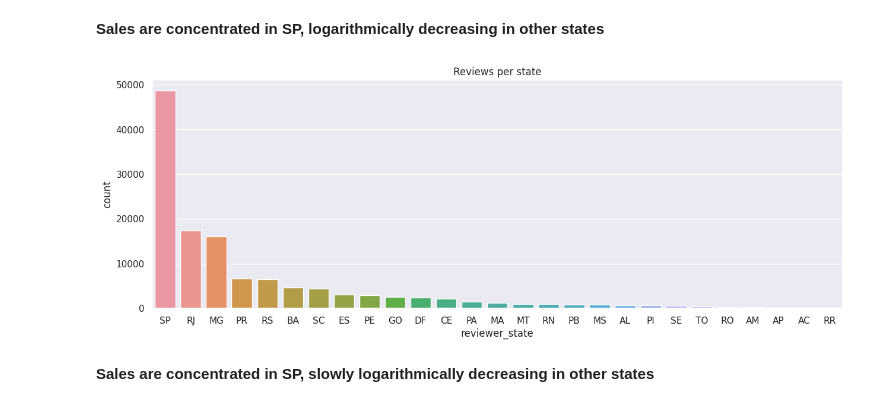
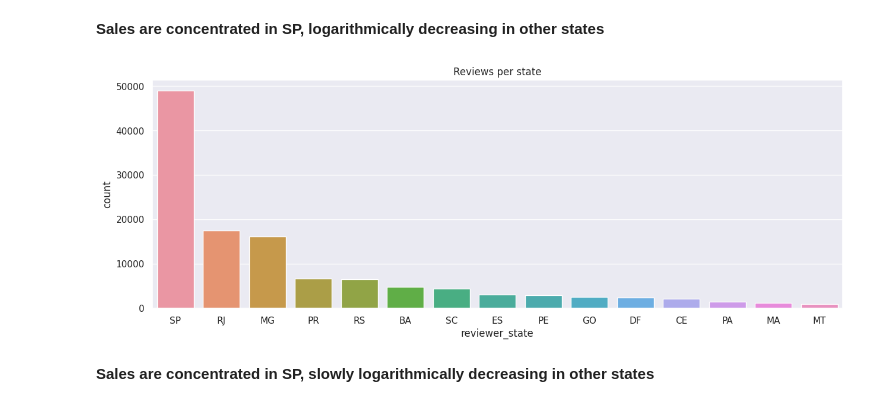
Before and after one commit to gabrielhazeredo/nlp-test-neoway, a Jupyter notebook: analysis/notebooks/data_analysis.ipynb, the cells around one changed output. Drawn from its saved outputs; the diff is of its cells as text; code cells hidden in the pictures.

```diff
--- a/analysis/notebooks/data_analysis.ipynb
+++ b/analysis/notebooks/data_analysis.ipynb
@@ -17,10 +17,15 @@ ratings, geographical locations and ages of reviewers.
 import pandas as pd
 import numpy as np
 import seaborn as sns
+%matplotlib inline
 import matplotlib.pyplot as plt
+import matplotlib.patches as mpatches
 from ydata_profiling import ProfileReport
+import plotly.express as px
+import joypy
 
 sns.set_theme()
+sns.set(palette="deep", color_codes=True)
 
 # Utilities
 
@@ -125,6 +133,3 @@ min          59.000000
 75%        1987.000000
 max        2018.000000
 Name: reviewer_birth_year, dtype: float64
-# %%
-df_features = df_features[df_features['reviewer_birth_year'] > 1900]
-df_features.reviewer_birth_year.describe()
@@ -140,0 +136,7 @@ Name: reviewer_birth_year, dtype: float64
+# %%
+df_features = df_features[(df_features['reviewer_birth_year'] > 1900) | pd.isna(df_features['reviewer_birth_year'])]
+print(df_features.reviewer_birth_year.describe())
+
+df_features_shape = df_features.shape[0]
+print('\n', '----------------------------------------', '\n')
+print(f'Number of rows removed: {df.shape[0] - df_features_shape}')
@@ -140,0 +159,3 @@ Name: reviewer_birth_year, dtype: float64
+# %%
+df_features.drop_duplicates(inplace=True)
+print(f'Number of rows removed: {df_features_shape - df_features.shape[0]}')
@@ -152,15 +175,19 @@ Describe how the Features selected and created answer the problem in hand.
 # %% [markdown]
 **Sales are concentrated in SP, logarithmically decreasing in other states**
 # %%
-fig, ax = plt.subplots(figsize=(15, 5))
+def plot_ranking(df, column, title, rotate=True, number_of_values=15, figsize=(15, 5)):
+    fig, ax = plt.subplots(figsize=figsize)
+    # drawing the plot
+    sns.countplot(x=column,
+                data=df,
+                order=df[column].value_counts().iloc[:number_of_values].index,
+                ax=ax).set(title=title)
+    if rotate:
+        plt.xticks(rotation=45)
+    plt.show()
 
-# drawing the plot
-sns.countplot(x='reviewer_state',
-              data=df_features,
-              order=df_features.reviewer_state.value_counts().index,
-              ax=ax).set(title='Reviews per state')
-plt.show()
+plot_ranking(df_features, 'reviewer_state', 'Reviews per state', rotate=False)
 # %% [output]
-[figure, old version]
+[figure, new version]
 # %% [markdown]
 **Sales are concentrated in SP, slowly logarithmically decreasing in other states**
```
Also changed, not shown: parts of 27 cells of this notebook.
